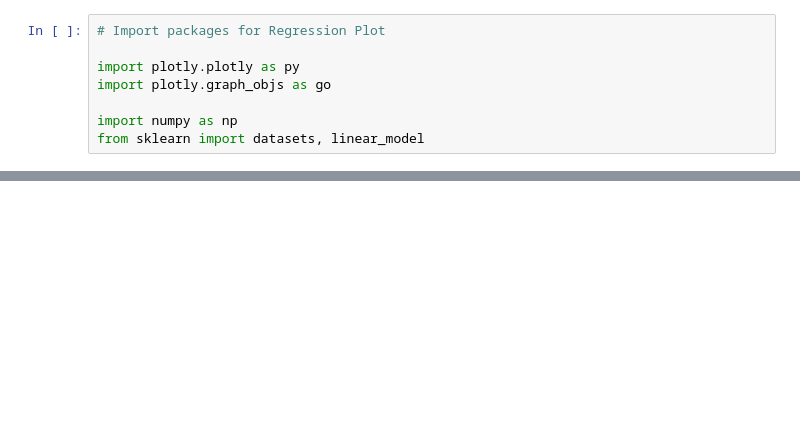
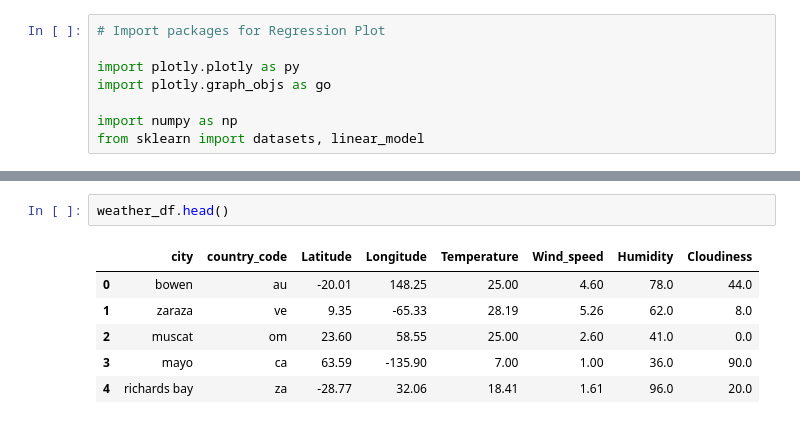
Before and after one commit to HP-Nunes/WeatherPy, a Jupyter notebook: WeatherPy_V2.ipynb, the cells around one changed output, grey strips where cells are left out. Saved outputs shown, nothing was run; the diff lists cells and outputs as text; blank space fills up the shorter version.

```diff
--- a/WeatherPy_V2.ipynb
+++ b/WeatherPy_V2.ipynb
@@ -541,0 +564,9 @@ reshape is deprecated and will raise in a subsequent release. Please use .values
+# %%
+weather_df.head()
+# %% [output]
+|  | city | country_code | Latitude | Longitude | Temperature | Wind_speed | Humidity | Cloudiness |
+| 0 | bowen | au | -20.01 | 148.25 | 25.00 | 4.60 | 78.0 | 44.0 |
+| 1 | zaraza | ve | 9.35 | -65.33 | 28.19 | 5.26 | 62.0 | 8.0 |
+| 2 | muscat | om | 23.60 | 58.55 | 25.00 | 2.60 | 41.0 | 0.0 |
+| 3 | mayo | ca | 63.59 | -135.90 | 7.00 | 1.00 | 36.0 | 90.0 |
+| 4 | richards bay | za | -28.77 | 32.06 | 18.41 | 1.61 | 96.0 | 20.0 |
```
Also changed, not shown: parts of 7 cells of this notebook, 1 other file.
